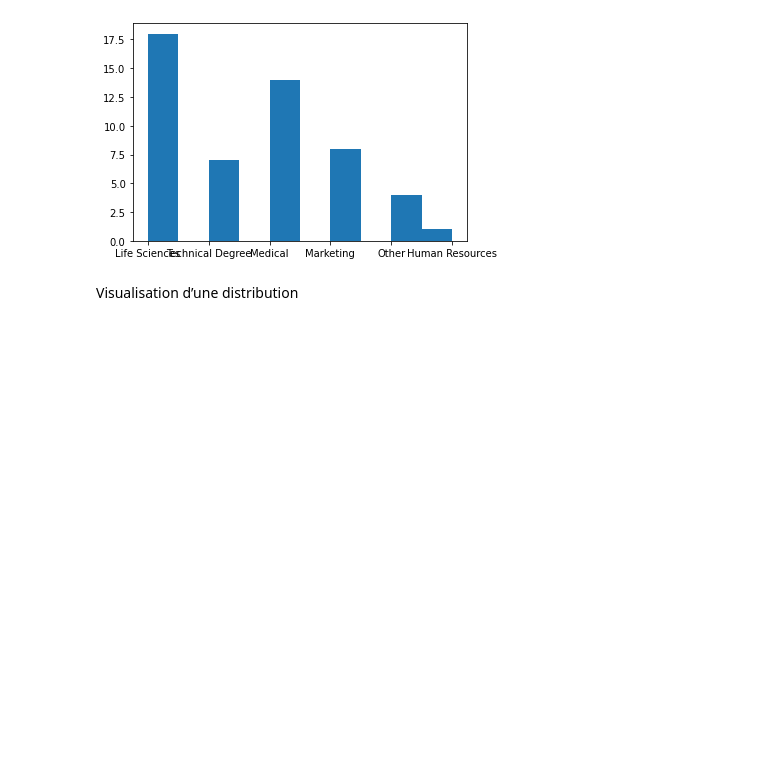
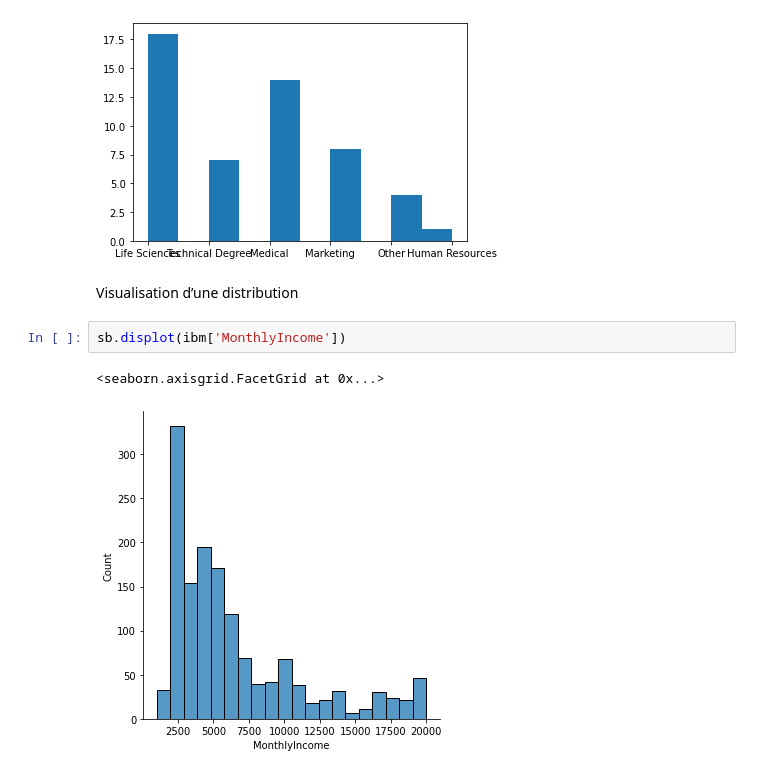
Before and after one commit to AlexRandria/python_numpy, a Jupyter notebook: pandasExo.ipynb, the cells around one changed output. Cells and saved outputs as stored; diff of their text form; blank space fills up the shorter version.

```diff
--- a/pandasExo.ipynb
+++ b/pandasExo.ipynb
@@ -266,3 +266,8 @@ ibm2['EducationField'].hist(grid=False)
 [figure]
 # %% [markdown]
 Visualisation d’une distribution
+# %%
+sb.displot(ibm['MonthlyIncome'])
+# %% [output]
+<seaborn.axisgrid.FacetGrid at 0x...>
+[figure, added]
```
Also changed, not shown: parts of 6 cells of this notebook, 6 other files.
